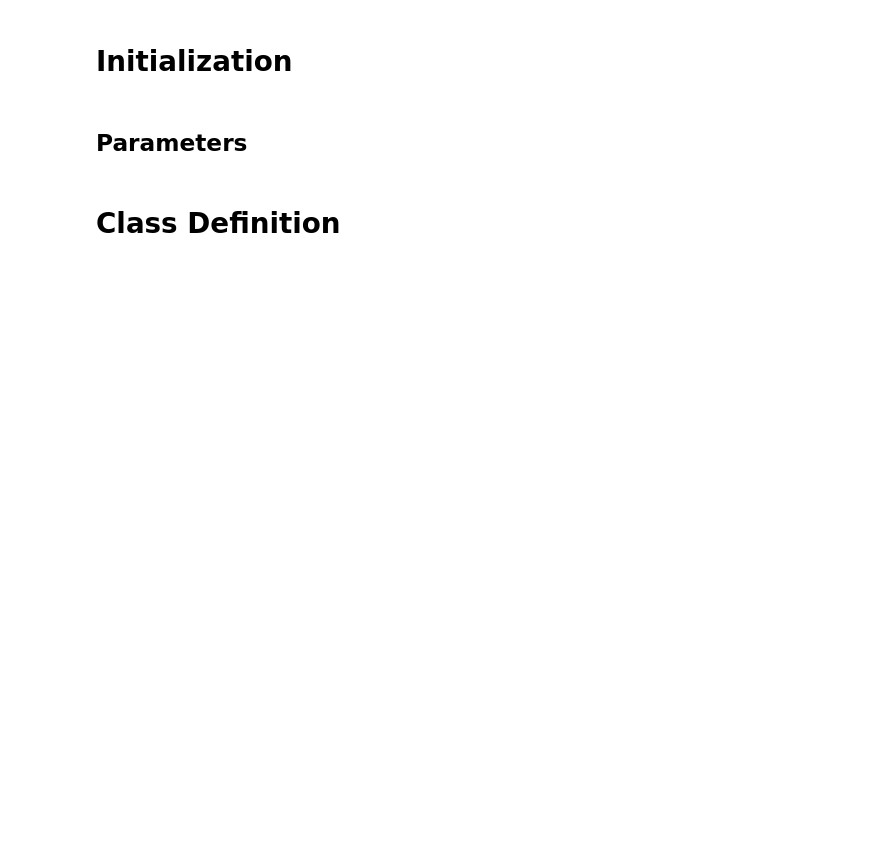
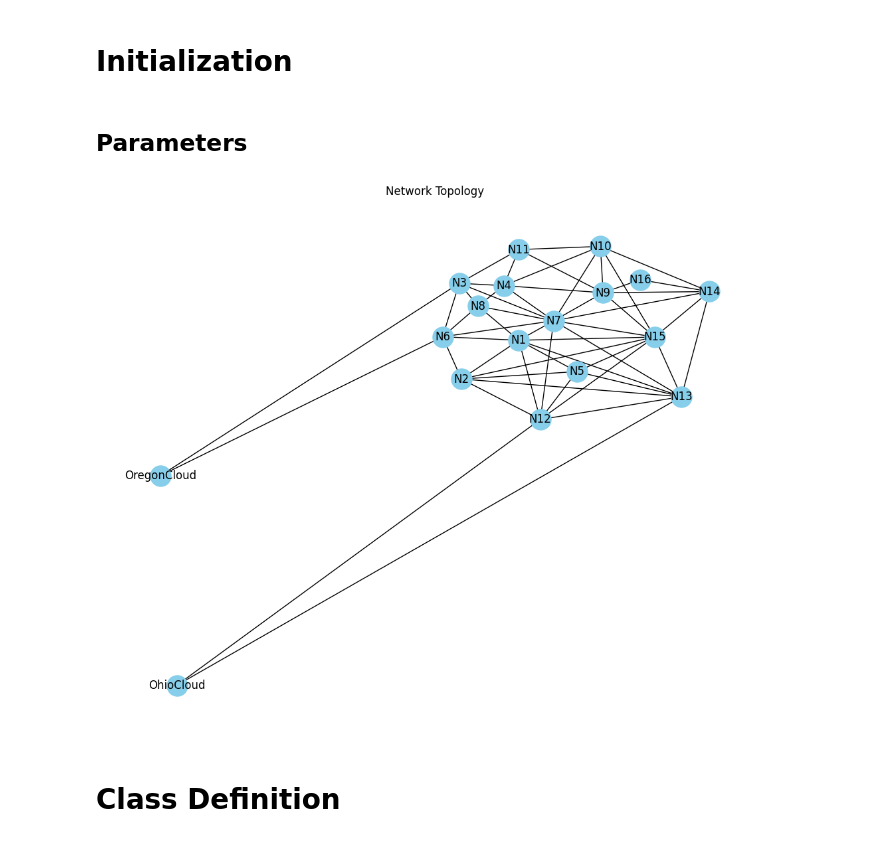
Before and after one commit to yrafique/VNF-python, a Jupyter notebook: Import_NetworkImport_with_classes.ipynb, the cells around one changed output. Saved outputs shown, nothing was run; the diff lists cells and outputs as text; code cells hidden in the pictures; blank space fills up the shorter version.

```diff
--- a/Import_NetworkImport_with_classes.ipynb
+++ b/Import_NetworkImport_with_classes.ipynb
@@ -31,3 +5,57 @@ def debug_print(message, debug):
+# %%
+import logging
+import networkx as nx
+from network_functions import *
+
+# Set up and configure logging
+DEBUG_MODE = True
+logging.basicConfig(filename='network_simulation.log',
+                    level=logging.DEBUG if DEBUG_MODE else logging.INFO,
+                    format='%(asctime)s - %(levelname)s - %(message)s')
+
+# Path to the XML network file
+XML_NETWORK_FILE = 'Networks/newyork.xml'  # Replace with the actual file path
+
+def read_network_xml(xml_path):
+    """
+    Read the network XML file and return the nodes and links.
+    Args:
+        xml_path (str): The path to the XML network file.
+    Returns:
+        tuple: (nodes, links) where each is a dictionary of Node or Link instances.
+    """
+    with open(xml_path, 'r') as xml_file:
+        xml_data = xml_file.read()
+
+    nodes = parse_xml_to_nodes(xml_data)
+    # Adapt parse_xml_to_links() to extract the links data similar to the nodes
+    links = parse_xml_to_links(xml_data)
+    return nodes, links
+
+if __name__ == '__main__':
+    try:
+        # Read nodes and links from the network XML file
+        nodes, links = read_network_xml(XML_NETWORK_FILE)
+
+        # Initialize a new NetworkX graph
+        G = nx.Graph()
+
+        # Populate the network graph with nodes and links
+        populate_network(G, nodes, links, default_medium='fiber')
+
+        # Perform other network operations like visualizing and analyzing the network
+        # ...
+
+        # Visualize the graph
+        plt.figure(figsize=(10, 8))
+        draw_network_graph(G)
+        plt.show()
+
+    except Exception as e:
+        logging.error(f"An error occurred: {e}")
+        raise e
+# %% [output]
+[figure, added]
 # %% [markdown]
 # Class Definition
 # %%
```
Also changed, not shown: parts of 2 cells of this notebook, 3 other files.
